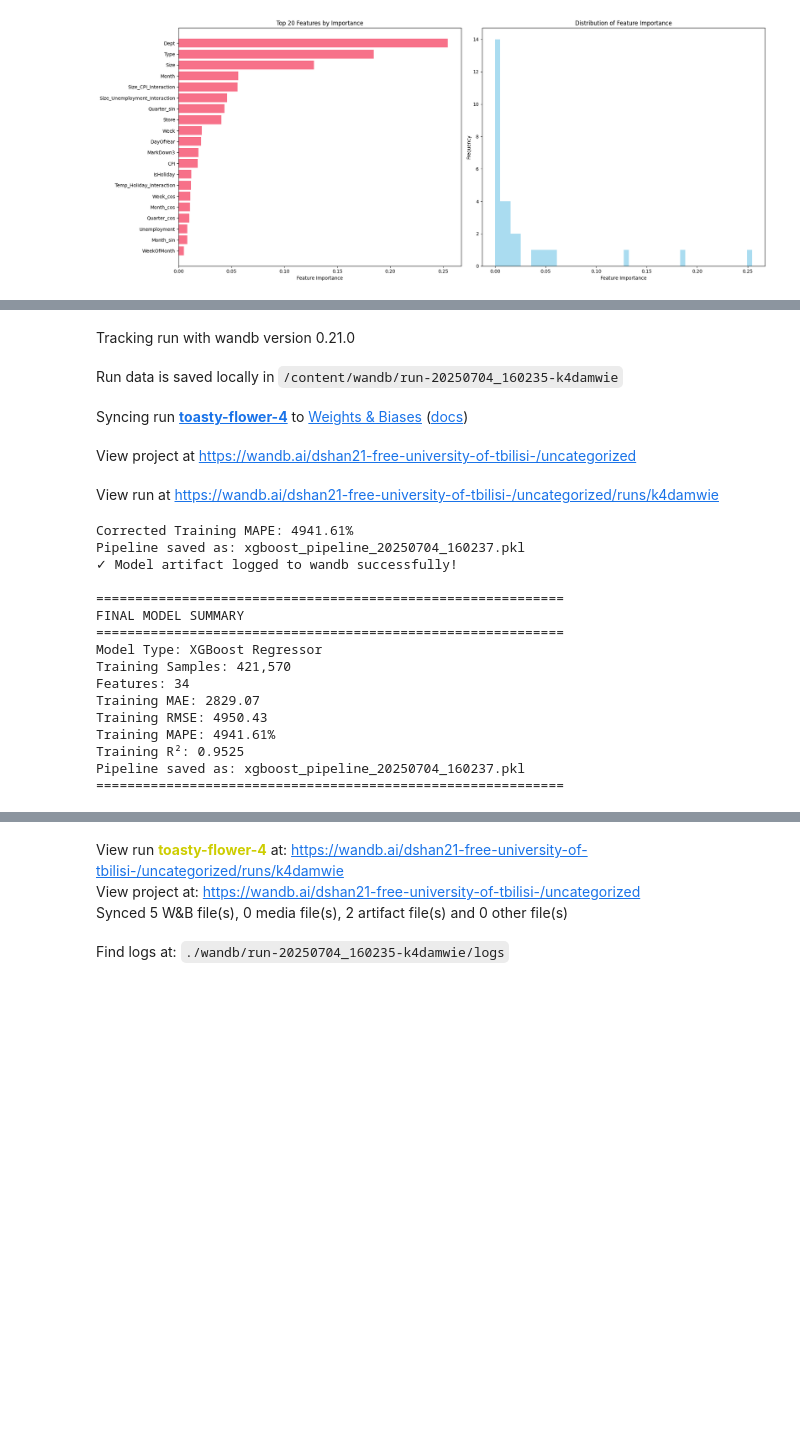
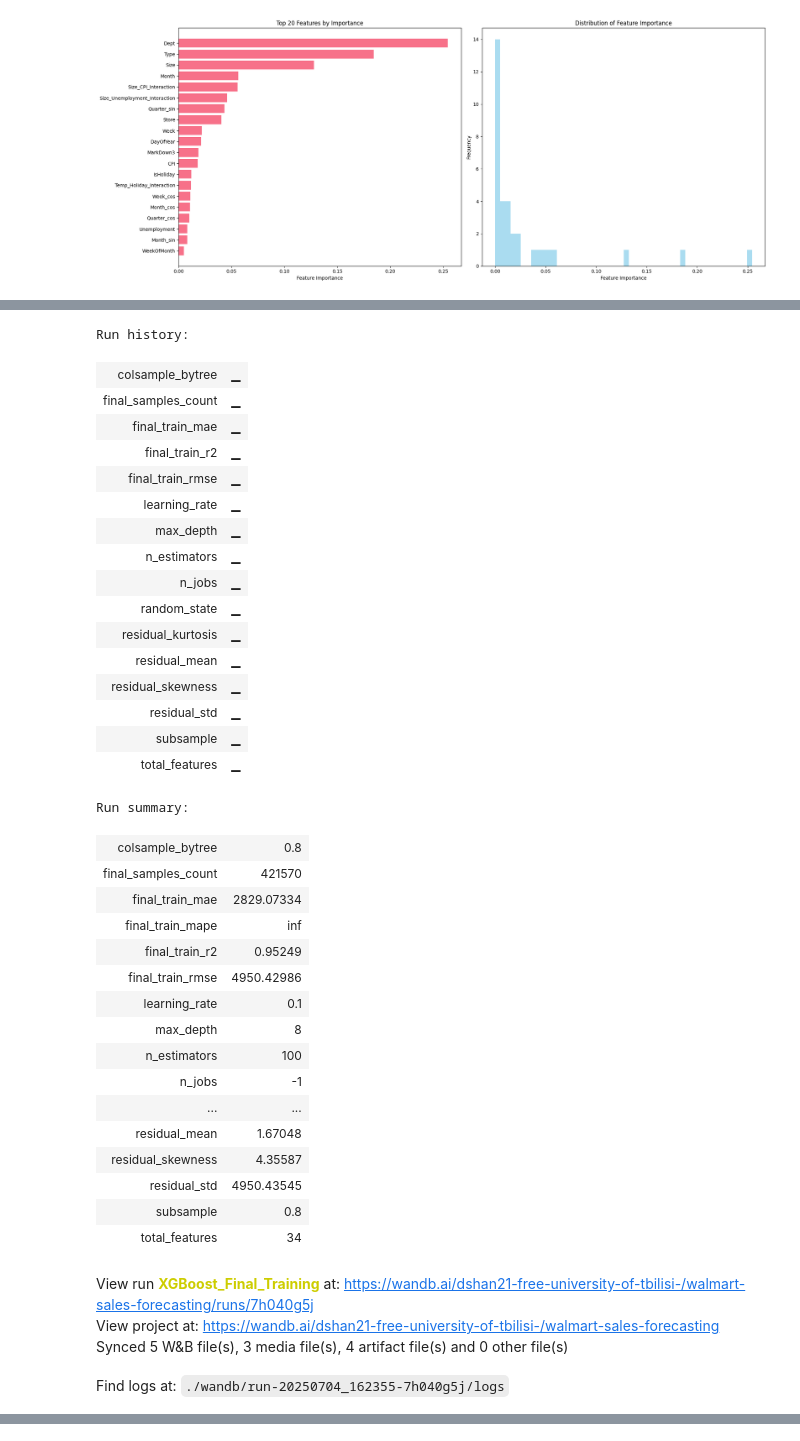
Before and after one commit to wrymp/Final-Project-Walmart-Recruiting---Store-Sales-Forecasting, a Jupyter notebook: model_experiment_XGBoost.ipynb, the cells around one changed output, grey strips where cells are left out. Cells and saved outputs as stored; diff of their text form; code cells hidden in the pictures; blank space fills up the shorter version.

```diff
--- a/model_experiment_XGBoost.ipynb
+++ b/model_experiment_XGBoost.ipynb
@@ -1228,7 +1194,10 @@ Residual Kurtosis: 95.919
 # %%
 # Save final model
 print("\n=== SAVING FINAL MODEL ===")
-wandb.init()
+
+# DON'T initialize wandb again - you already have an active run!
+# wandb.init(project="walmart-sales-forecasting", name="XGBoost_Data_Exploration", tags=["exploration", "xgboost"])
+
 # Fix MAPE calculation (handle zero values)
 def safe_mape(y_true, y_pred):
     """Calculate MAPE while handling zero values"""
@@ -1266,7 +1235,7 @@ try:
     # Add model file to artifact
     model_artifact.add_file(pipeline_filename)
 
-    # Log artifact with timeout handling
+    # Log artifact
     wandb.log_artifact(model_artifact)
     print("✓ Model artifact logged to wandb successfully!")
 
@@ -1303,21 +1289,38 @@ wandb.finish()
+Run history:
+| colsample_bytree | ▁ |
+| final_samples_count | ▁ |
+| final_train_mae | ▁ |
+| final_train_r2 | ▁ |
+| final_train_rmse | ▁ |
+| learning_rate | ▁ |
+| max_depth | ▁ |
+| n_estimators | ▁ |
+| n_jobs | ▁ |
+| random_state | ▁ |
+| residual_kurtosis | ▁ |
+| residual_mean | ▁ |
+| residual_skewness | ▁ |
+| residual_std | ▁ |
+| subsample | ▁ |
+| total_features | ▁ |
+Run summary:
+| colsample_bytree | 0.8 |
+| final_samples_count | 421570 |
+| final_train_mae | 2829.07334 |
+| final_train_mape | inf |
+| final_train_r2 | 0.95249 |
+| final_train_rmse | 4950.42986 |
+| learning_rate | 0.1 |
+| max_depth | 8 |
+| n_estimators | 100 |
+| n_jobs | -1 |
+| ... | ... |
+| residual_mean | 1.67048 |
+| residual_skewness | 4.35587 |
+| residual_std | 4950.43545 |
+| subsample | 0.8 |
+| total_features | 34 |
-Tracking run with wandb version 0.21.0
+View run XGBoost_Final_Training at: https://wandb.ai/dshan21-free-university-of-tbilisi-/walmart-sales-forecasting/runs/7h040g5j
+View project at: https://wandb.ai/dshan21-free-university-of-tbilisi-/walmart-sales-forecasting
+Synced 5 W&B file(s), 3 media file(s), 4 artifact file(s) and 0 other file(s)
-Run data is saved locally in /content/wandb/run-20250704_160235-k4damwie
+Find logs at: ./wandb/run-20250704_162355-7h040g5j/logs
-Syncing run toasty-flower-4 to Weights & Biases (docs)
-View project at https://wandb.ai/dshan21-free-university-of-tbilisi-/uncategorized
-View run at https://wandb.ai/dshan21-free-university-of-tbilisi-/uncategorized/runs/k4damwie
-Corrected Training MAPE: 4941.61%
-Pipeline saved as: xgboost_pipeline_20250704_160237.pkl
-✓ Model artifact logged to wandb successfully!
-
-============================================================
-FINAL MODEL SUMMARY
-============================================================
-Model Type: XGBoost Regressor
-Training Samples: 421,570
-Features: 34
-Training MAE: 2829.07
-Training RMSE: 4950.43
-Training MAPE: 4941.61%
-Training R²: 0.9525
-Pipeline saved as: xgboost_pipeline_20250704_160237.pkl
-============================================================
@@ -1325,4 +1326,0 @@ Pipeline saved as: xgboost_pipeline_20250704_160237.pkl
-View run toasty-flower-4 at: https://wandb.ai/dshan21-free-university-of-tbilisi-/uncategorized/runs/k4damwie
-View project at: https://wandb.ai/dshan21-free-university-of-tbilisi-/uncategorized
-Synced 5 W&B file(s), 0 media file(s), 2 artifact file(s) and 0 other file(s)
-Find logs at: ./wandb/run-20250704_160235-k4damwie/logs
```
Also changed, not shown: parts of 10 cells of this notebook.
